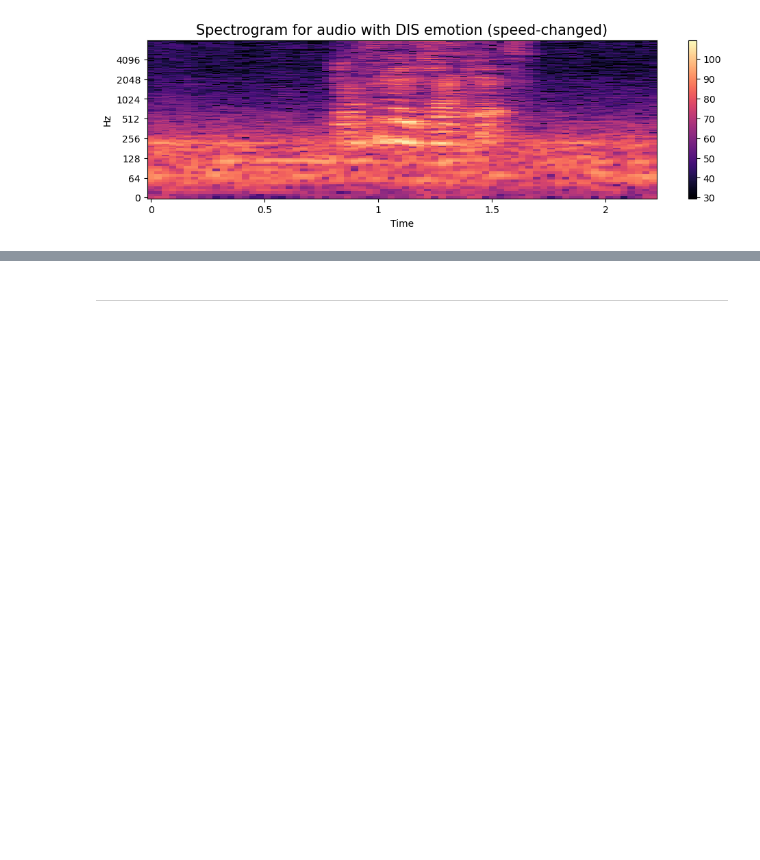
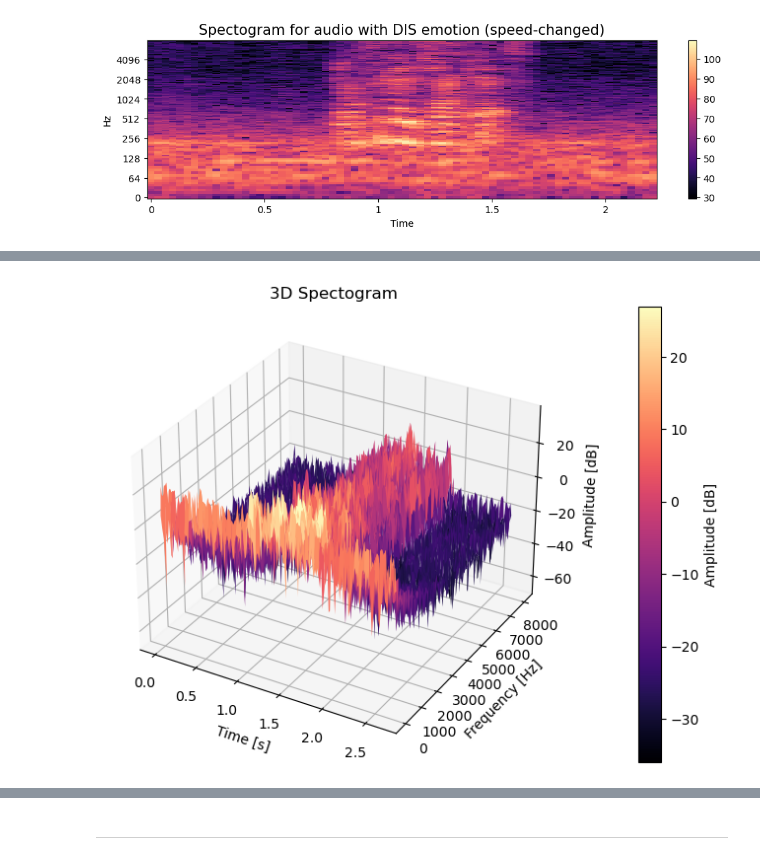
Before and after one commit to catherinesanso/Speech-Emotion-Recognition, a Jupyter notebook: code/01_wavelengths_spectograms.ipynb, the cells around one changed output, grey strips where cells are left out. Drawn from its saved outputs; the diff is of its cells as text; code cells hidden in the pictures; blank space fills up the shorter version.

Commit message:
refined 3D spectogram function

```diff
--- a/code/01_wavelengths_spectograms.ipynb
+++ b/code/01_wavelengths_spectograms.ipynb
@@ -17,7 +17,7 @@ warnings.filterwarnings("ignore")
 # %% [markdown]
 # Data Importing & Preprocessing
 # %%
-directory_path = "/Users/catherinesanso/Desktop/Github_Personal/speech-emotion-recognition/data/CREMA-D"
+directory_path = "../data/CREMA-D"
 file_names = os.listdir(directory_path)
 # %% [markdown]
 **Importing and Consolidating the CREMA-D dataset:**
@@ -460,9 +458,9 @@ process_batch(7001, len(unique_filenames))
 # %%
 # Visualizing the 3D Spectogram
 
-# Function to plot the 3D spectrogram
-def plot_3d_spectrogram(audio_data, sample_rate):
-    f, t, Sxx = signal.spectrogram(audio_data, fs=sample_rate)
+# Function to plot the 3D spectogram
+def plot_3d_spectogram(audio_data, sample_rate):
+    f, t, Sxx = signal.spectrogram(audio_data, fs=sample_rate) # Purposely labeled 'spectrogram' here and not 'spectogram' per Scipy convention.
 
     fig = plt.figure(figsize=(10, 6))
     ax = fig.add_subplot(111, projection='3d')
@@ -478,12 +476,17 @@ def plot_3d_spectrogram(audio_data, sample_rate):
     cbar = fig.colorbar(surf, ax=ax, pad=0.1, aspect=20)
     cbar.set_label('Amplitude [dB]')
 
-    plt.title('3D Spectrogram')
+    plt.title('3D Spectogram')
     plt.show()
-
-# Load the audio data and sample rate from the specified .wav file
-sample_rate, audio_data = wavfile.read(sample_wav_file)
-
-# Plot the 3D spectrogram
-plot_3d_spectrogram(audio_data, sample_rate)
+# %%
+# Load the audio data and sample rate from the specified .wav file
+
+sample = '../data/CREMA-D/1091_DFA_DIS_XX.wav'
+
+sample_rate, audio_data = wavfile.read(sample)
+
+# Plot the 3D spectogram
+plot_3d_spectogram(audio_data, sample_rate)
+# %% [output]
+[figure, added]
 # %% [markdown]
```
Also changed, not shown: parts of 9 cells of this notebook, 1 other file.
